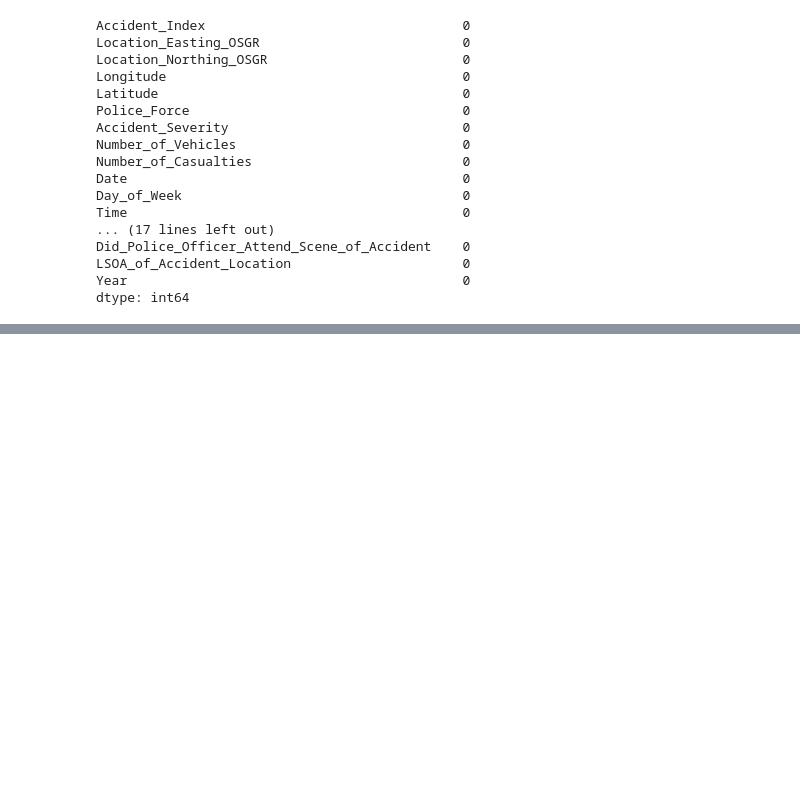
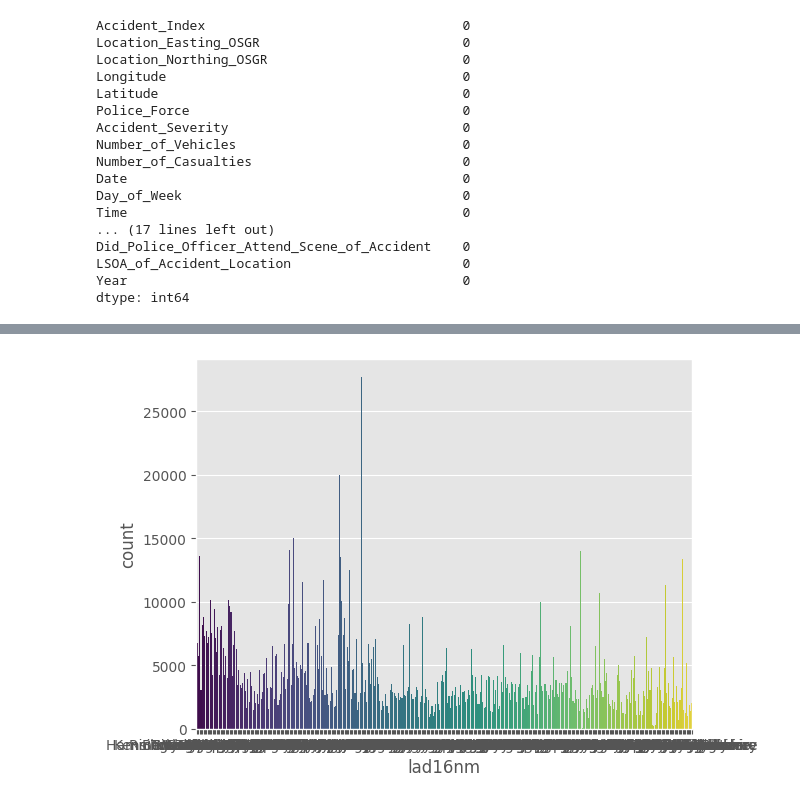
Before and after one commit to Doug-Vo/ML-Self-Project, a Jupyter notebook: EDA/uk_accident.ipynb, the cells around one changed output, grey strips where cells are left out. Saved outputs shown, nothing was run; the diff lists cells and outputs as text; code cells hidden in the pictures; blank space fills up the shorter version.

```diff
--- a/EDA/uk_accident.ipynb
+++ b/EDA/uk_accident.ipynb
@@ -170,0 +221,15 @@ dtype: int64
+# %%
+import geopandas as gpd
+from shapely.geometry import Point
+
+districts = gpd.read_file('Data/lsoa.geojson')
+
+
+geometry = [Point(xy) for xy in zip(df['Longitude'], df['Latitude'])]
+gdf_accidents = gpd.GeoDataFrame(df, geometry=geometry, crs="EPSG:4326")
+
+districts = districts.to_crs("EPSG:4326")
+
+df_mapped = gpd.sjoin(gdf_accidents, districts, how="left", predicate="within")
+
+print(df_mapped.head())
@@ -170,0 +274,6 @@ dtype: int64
+# %%
+df_mapped = df_mapped.dropna()
+sns.countplot(df_mapped, x = 'lad16nm', hue = 'lad16nm', palette= 'viridis', legend = False)
+plt.show()
+# %% [output]
+[figure, added]
```
Also changed, not shown: parts of 20 cells of this notebook.
